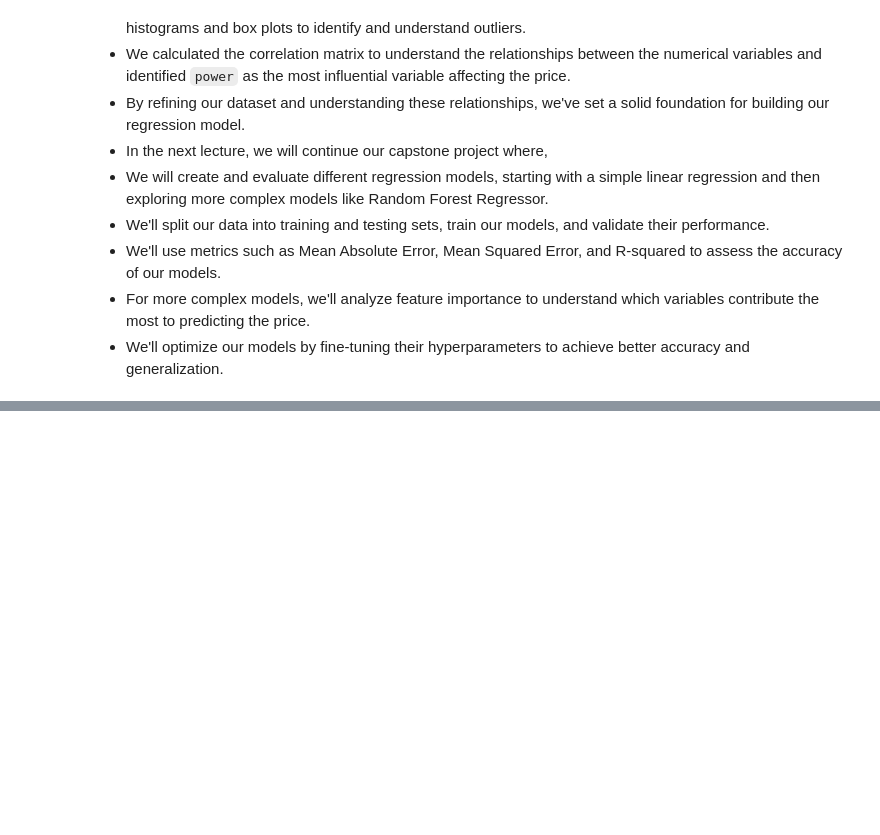
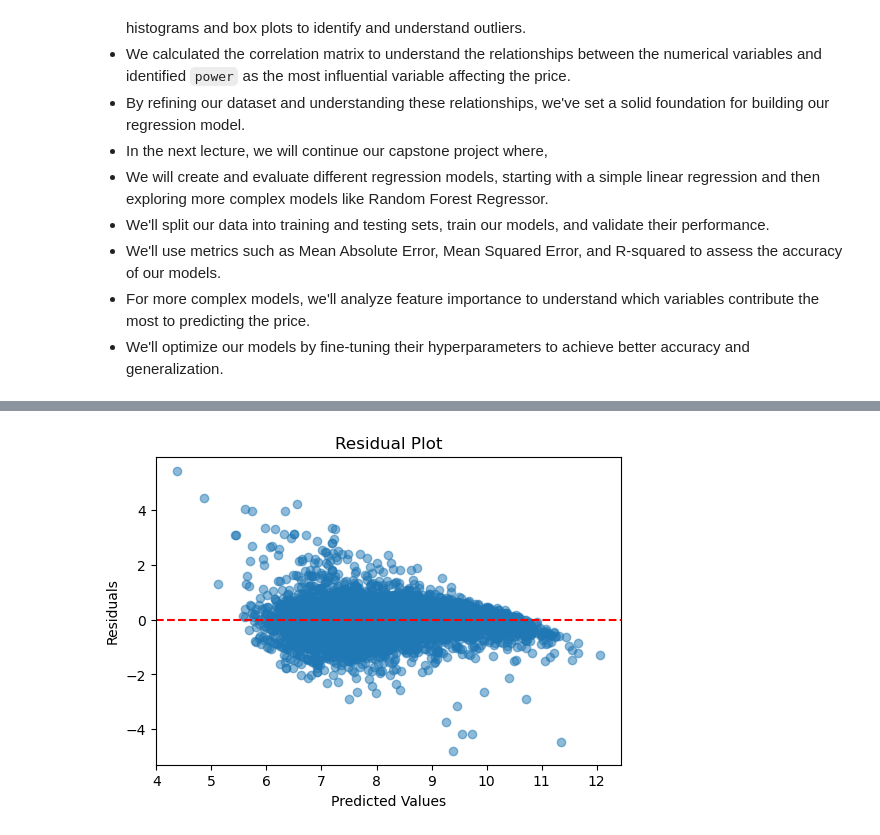
Before and after one commit to theaiacademy1/Python-for-data-science, a Jupyter notebook: Regression Model-checkpoint.ipynb, the cells around one changed output, grey strips where cells are left out. Cells and saved outputs as stored; diff of their text form; code cells hidden in the pictures; blank space fills up the shorter version.

```diff
--- a/Regression Model-checkpoint.ipynb
+++ b/Regression Model-checkpoint.ipynb
@@ -1050,0 +1153,3 @@ Name: price, dtype: float64
+# %%
+# Splitting the data into training and testing sets
+X_train, X_test, y_train, y_test = train_test_split(x1, y1_log, test_size=0.3, random_state=3)
@@ -1050,0 +1191,9 @@ Name: price, dtype: float64
+# %%
+from sklearn.linear_model import LinearRegression
+# Initializing the Linear Regression model
+lgr = LinearRegression(fit_intercept=True)
+# Fitting the model on the training data
+model_linear_1 = lgr.fit(X_train, y_train)
+# %%
+# Predicting on the test set
+cars_predictions_linear_1 = model_linear_1.predict(X_test)
@@ -1050,0 +1226,4 @@ Name: price, dtype: float64
+# %%
+# Calculating residuals
+residuals = y_test - cars_predictions_linear_1
+print(residuals)
@@ -1050,0 +1243,11 @@ Name: price, dtype: float64
+# %%
+# Generating the residual plot
+plt.figure(figsize=(6, 4))
+plt.scatter(cars_predictions_linear_1, residuals, alpha=0.5)
+plt.axhline(y=0, color='r', linestyle='--')
+plt.title('Residual Plot')
+plt.xlabel('Predicted Values')
+plt.ylabel('Residuals')
+plt.show()
+# %% [output]
+[figure, added]
```
Also changed, not shown: parts of 44 cells of this notebook.
